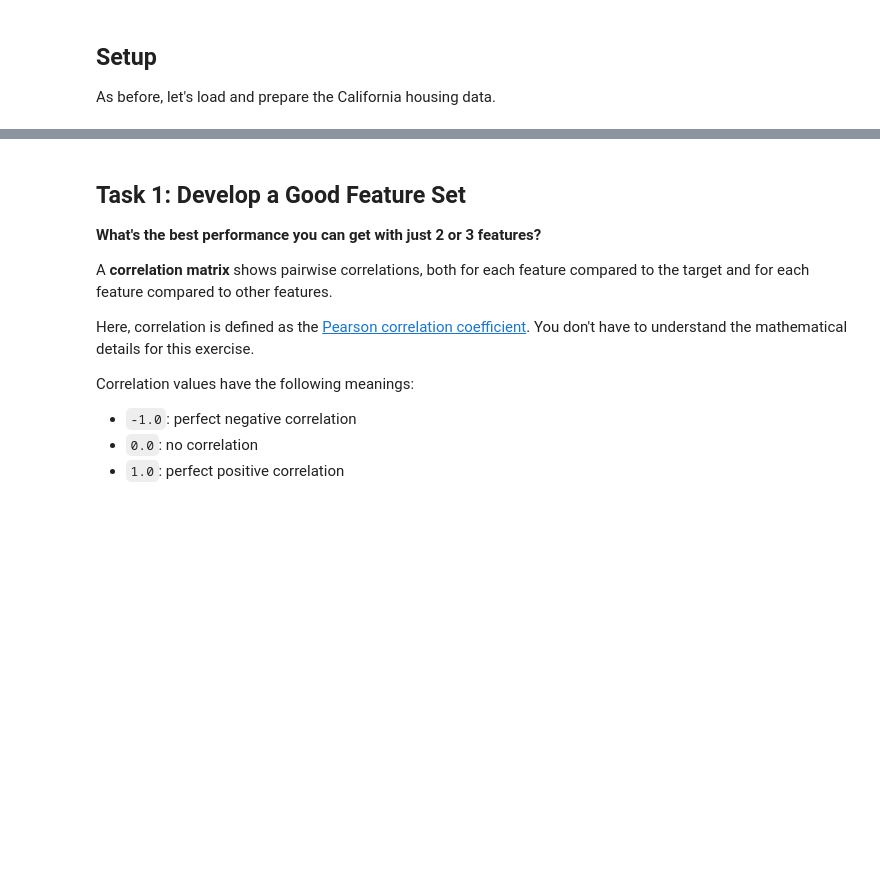
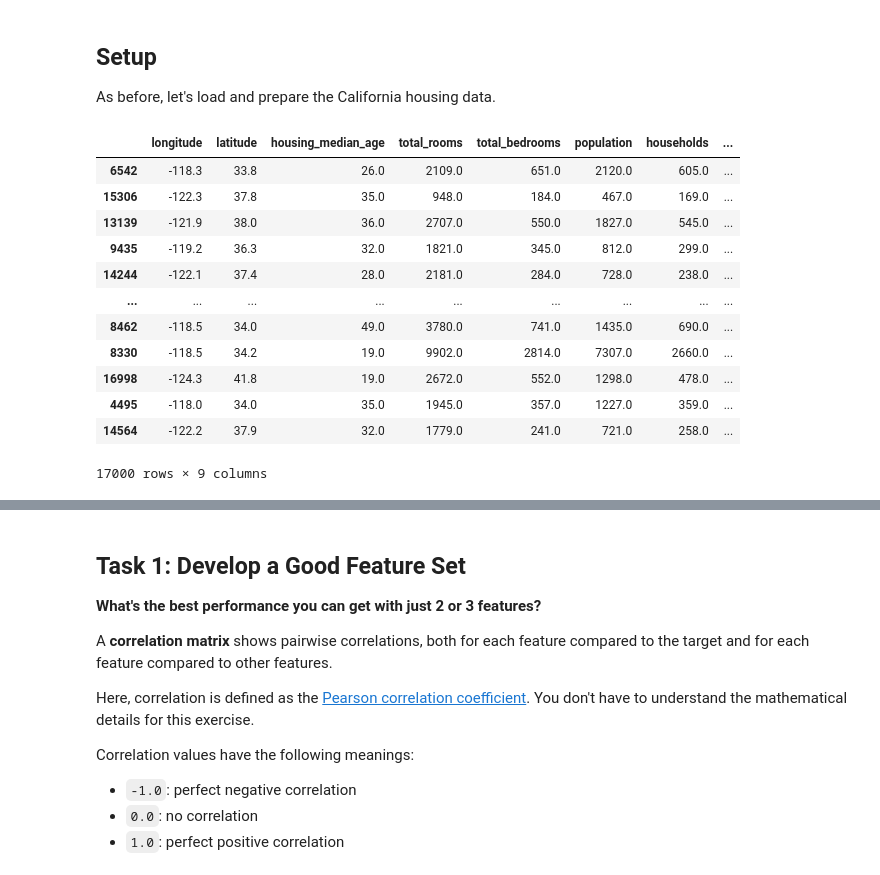
Before and after one commit to onkar125/featureset, a Jupyter notebook: feature_sets.ipynb, the cells around one changed output, grey strips where cells are left out. Saved outputs shown, nothing was run; the diff lists cells and outputs as text; code cells hidden in the pictures; blank space fills up the shorter version.

```diff
--- a/feature_sets.ipynb
+++ b/feature_sets.ipynb
@@ -31,6 +47,22 @@ california_housing_dataframe = pd.read_csv("https://download.mlcc.google.com/mle
 
 california_housing_dataframe = california_housing_dataframe.reindex(
     np.random.permutation(california_housing_dataframe.index))
+# %%
+california_housing_dataframe
+# %% [output]
+|  | longitude | latitude | housing_median_age | total_rooms | total_bedrooms | population | households | ... |
+| 6542 | -118.3 | 33.8 | 26.0 | 2109.0 | 651.0 | 2120.0 | 605.0 | ... |
+| 15306 | -122.3 | 37.8 | 35.0 | 948.0 | 184.0 | 467.0 | 169.0 | ... |
+| 13139 | -121.9 | 38.0 | 36.0 | 2707.0 | 550.0 | 1827.0 | 545.0 | ... |
+| 9435 | -119.2 | 36.3 | 32.0 | 1821.0 | 345.0 | 812.0 | 299.0 | ... |
+| 14244 | -122.1 | 37.4 | 28.0 | 2181.0 | 284.0 | 728.0 | 238.0 | ... |
+| ... | ... | ... | ... | ... | ... | ... | ... | ... |
+| 8462 | -118.5 | 34.0 | 49.0 | 3780.0 | 741.0 | 1435.0 | 690.0 | ... |
+| 8330 | -118.5 | 34.2 | 19.0 | 9902.0 | 2814.0 | 7307.0 | 2660.0 | ... |
+| 16998 | -124.3 | 41.8 | 19.0 | 2672.0 | 552.0 | 1298.0 | 478.0 | ... |
+| 4495 | -118.0 | 34.0 | 35.0 | 1945.0 | 357.0 | 1227.0 | 359.0 | ... |
+| 14564 | -122.2 | 37.9 | 32.0 | 1779.0 | 241.0 | 721.0 | 258.0 | ... |
+17000 rows × 9 columns
 # %%
 def preprocess_features(california_housing_dataframe):
   """Prepares input features from California housing data set.
```
Also changed, not shown: parts of 15 cells of this notebook.
